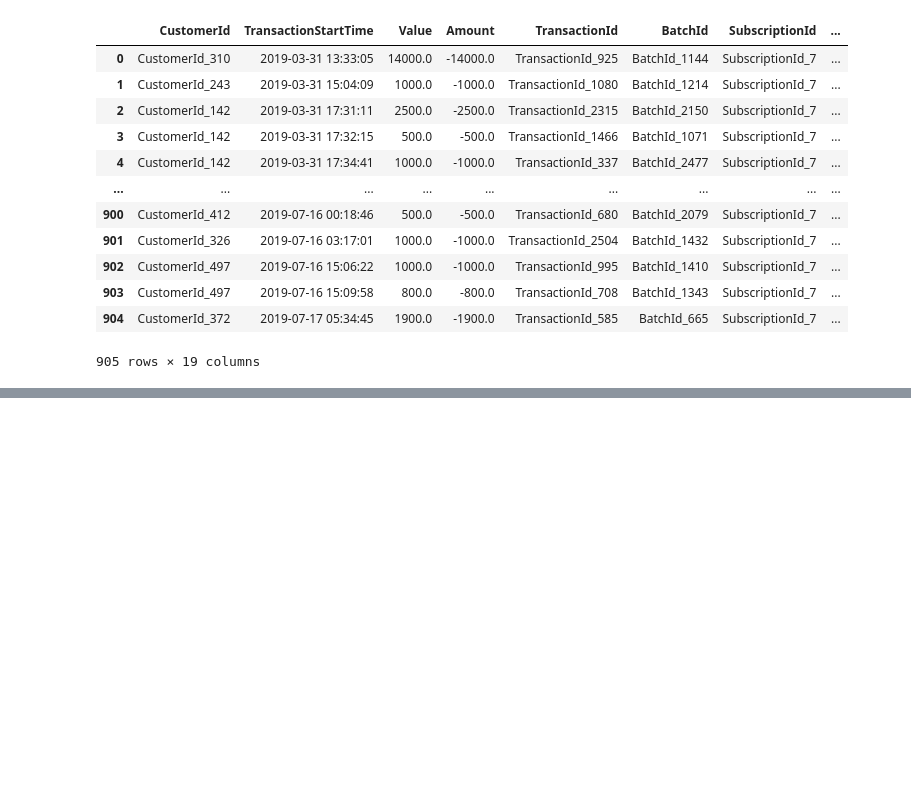
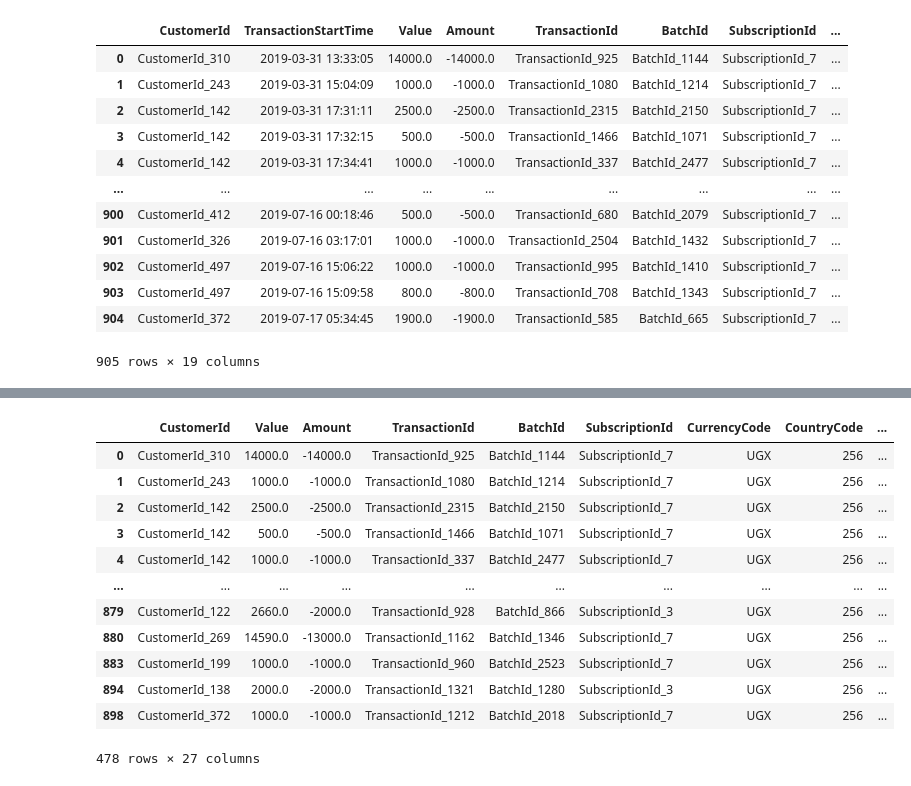
Before and after one commit to mthimkulu23/Standard-Bank-Tech-Impact-Challenge-Xente-Credit-Scoring-Challenge, a Jupyter notebook: Standard_Bank_Tech_Impact_Challenge_Xente_Credit_Scoring_Challenge.ipynb, the cells around one changed output, grey strips where cells are left out. Cells and saved outputs as stored; diff of their text form; code cells hidden in the pictures; blank space fills up the shorter version.

```diff
--- a/Standard_Bank_Tech_Impact_Challenge_Xente_Credit_Scoring_Challenge.ipynb
+++ b/Standard_Bank_Tech_Impact_Challenge_Xente_Credit_Scoring_Challenge.ipynb
@@ -279,0 +116,7 @@ x
+# %%
+tests = test.dropna()
+tests
+
+
+xt = tests.drop_duplicates()
+xt
@@ -279,0 +175,38 @@ x
+# %%
+# # convert to datetime tests
+xt['IssuedDateLoan'] = pd.to_datetime(xt['IssuedDateLoan'],errors='coerce')
+xt['TransactionStartTime'] = pd.to_datetime(tests['TransactionStartTime'], errors='coerce')
+
+
+# # # Loan issue date features
+xt['issue_loan_year'] = xt['IssuedDateLoan'].dt.year
+xt['issue_loan_month'] = xt['IssuedDateLoan'].dt.month
+xt['issue_loan_day'] = xt['IssuedDateLoan'].dt.day
+xt['issue_loan_hour'] = xt['IssuedDateLoan'].dt.hour
+xt['issue_loan_time'] = xt['IssuedDateLoan'].dt.time
+
+
+# # # Transaction time features
+xt['hour'] = xt['TransactionStartTime'].dt.hour
+xt['trans_time'] = xt['TransactionStartTime'].dt.time
+xt['trans_year'] = xt['TransactionStartTime'].dt.year
+xt['trans_month'] = xt['TransactionStartTime'].dt.month
+xt['trans_day'] = xt['TransactionStartTime'].dt.day
+
+
+xt.drop(['IssuedDateLoan','TransactionStartTime'], axis=1, inplace=True)
+xt
+# %% [output]
+|  | CustomerId | Value | Amount | TransactionId | BatchId | SubscriptionId | CurrencyCode | CountryCode | ... |
+| 0 | CustomerId_310 | 14000.0 | -14000.0 | TransactionId_925 | BatchId_1144 | SubscriptionId_7 | UGX | 256 | ... |
+| 1 | CustomerId_243 | 1000.0 | -1000.0 | TransactionId_1080 | BatchId_1214 | SubscriptionId_7 | UGX | 256 | ... |
+| 2 | CustomerId_142 | 2500.0 | -2500.0 | TransactionId_2315 | BatchId_2150 | SubscriptionId_7 | UGX | 256 | ... |
+| 3 | CustomerId_142 | 500.0 | -500.0 | TransactionId_1466 | BatchId_1071 | SubscriptionId_7 | UGX | 256 | ... |
+| 4 | CustomerId_142 | 1000.0 | -1000.0 | TransactionId_337 | BatchId_2477 | SubscriptionId_7 | UGX | 256 | ... |
+| ... | ... | ... | ... | ... | ... | ... | ... | ... | ... |
+| 879 | CustomerId_122 | 2660.0 | -2000.0 | TransactionId_928 | BatchId_866 | SubscriptionId_3 | UGX | 256 | ... |
+| 880 | CustomerId_269 | 14590.0 | -13000.0 | TransactionId_1162 | BatchId_1346 | SubscriptionId_7 | UGX | 256 | ... |
+| 883 | CustomerId_199 | 1000.0 | -1000.0 | TransactionId_960 | BatchId_2523 | SubscriptionId_7 | UGX | 256 | ... |
+| 894 | CustomerId_138 | 2000.0 | -2000.0 | TransactionId_1321 | BatchId_1280 | SubscriptionId_3 | UGX | 256 | ... |
+| 898 | CustomerId_372 | 1000.0 | -1000.0 | TransactionId_1212 | BatchId_2018 | SubscriptionId_7 | UGX | 256 | ... |
+478 rows × 27 columns
```
Also changed, not shown: parts of 22 cells of this notebook.
